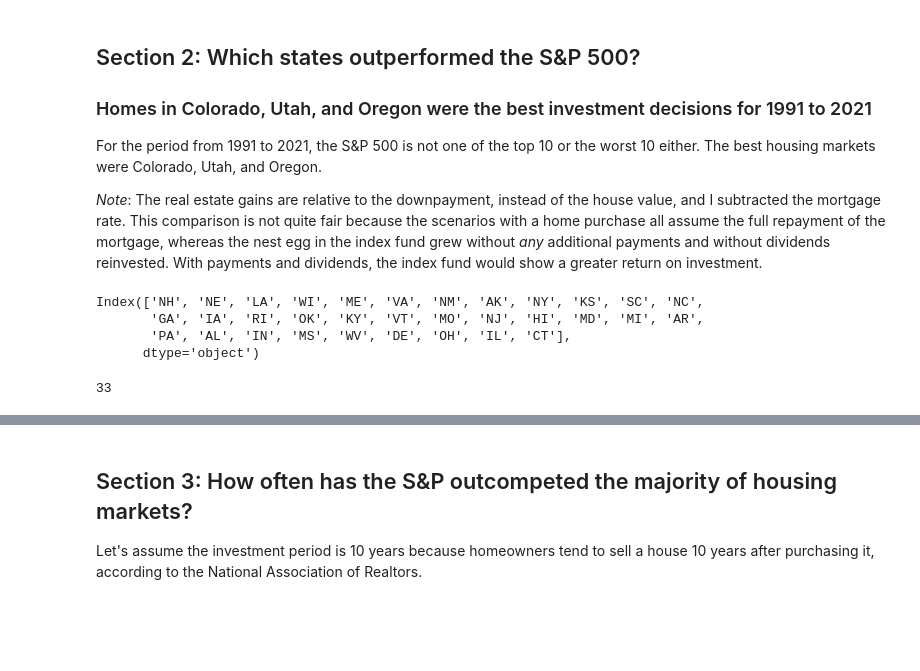
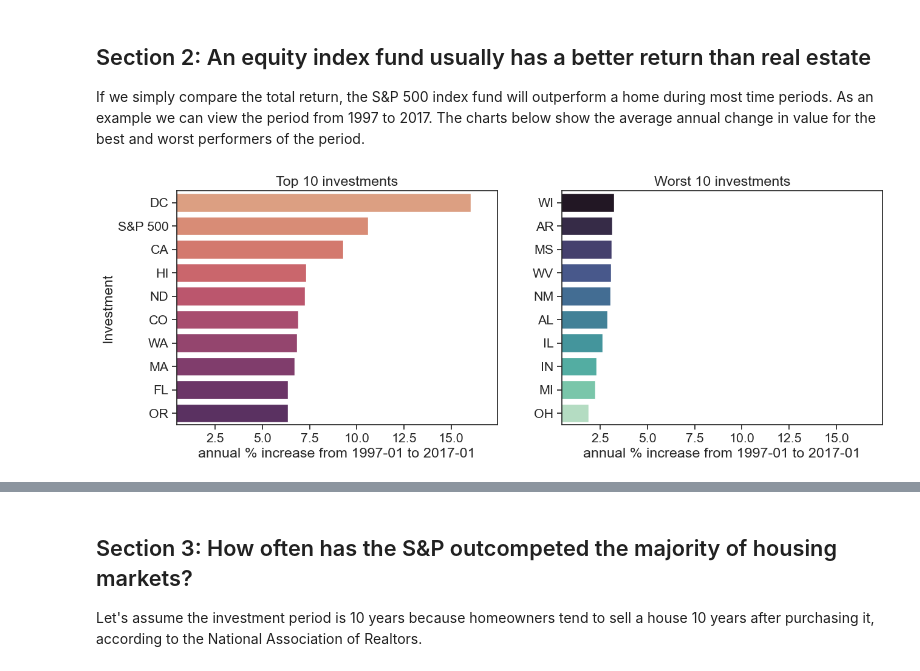
Before and after one commit to fxpena/RE_v_stocks, a Jupyter notebook: RE_v_stocks.ipynb, the cells around one changed output, grey strips where cells are left out. Drawn from its saved outputs; the diff is of its cells as text; code cells hidden in the pictures; blank space fills up the shorter version.

```diff
--- a/RE_v_stocks.ipynb
+++ b/RE_v_stocks.ipynb
@@ -113,18 +75,35 @@ plot_best_and_worst(example1,start_date,final_date,False)
 # %% [markdown]
-## Section 2: Which states outperformed the S&P 500?
-### Homes in Colorado, Utah, and Oregon were the best investment decisions for 1991 to 2021
-For the period from 1991 to 2021, the S&P 500 is not one of the top 10 or the worst 10 either. The best housing markets were Colorado, Utah, and Oregon.
-
-_Note_: The real estate gains are relative to the downpayment, instead of the house value, and I subtracted the mortgage rate. This comparison is not quite fair because the scenarios with a home purchase all assume the full repayment of the mortgage, whereas the nest egg in the index fund grew without _any_ additional payments and without dividends reinvested. With payments and dividends, the index fund would show a greater return on investment.
+## Section 2: An equity index fund usually has a better return than real estate
+If we simply compare the total return, the S&P 500 index fund will outperform a home during most time periods. As an example we can view the period from 1997 to 2017. The charts below show the average annual change in value for the best and worst performers of the period.
-# %%
-", ".join(example1.loc[example1<example1['S&P 500']].index)
-# %% [output]
-Index(['NH', 'NE', 'LA', 'WI', 'ME', 'VA', 'NM', 'AK', 'NY', 'KS', 'SC', 'NC',
-       'GA', 'IA', 'RI', 'OK', 'KY', 'VT', 'MO', 'NJ', 'HI', 'MD', 'MI', 'AR',
-       'PA', 'AL', 'IN', 'MS', 'WV', 'DE', 'OH', 'IL', 'CT'],
-      dtype='object')
-# %%
-sum(example1<example1['S&P 500'])
-# %% [output]
-33
+# %%
+#choose the last date that's available
+start_date = datetime(1997,1,1)
+final_date = start_date.replace(year=start_date.year+20)
+example1 = data_processing.total_return(df, start_date, final_date)
+
+#show these changes in a bar plot
+def plot_best_and_worst(for_plot, start_date, final_date):
+    fig, ax=plt.subplots(1,2,figsize=(15,5))
+    for_xaxis='annual % increase from '+start_date.strftime('%Y-%m')+' to '+final_date.strftime('%Y-%m')
+    delta = (for_plot.max()-for_plot.min())*0.1
+    xlim = (for_plot.min()-delta, for_plot.max()+delta)
+    # only show the top 10
+    sns.barplot(x=for_plot[:10], y=for_plot[:10].index, ax=ax[0], orient='h',
+                palette='flare', hue=for_plot[:10].index, legend=False)
+    ax[0].set_title('Top 10 investments')
+    ax[0].set_xlabel(for_xaxis)
+    ax[0].set_xlim(xlim)
+    ax[0].set_ylabel('Investment')
+    sns.barplot(x=for_plot[-10:], y=for_plot[-10:].index, ax=ax[1], orient='h',
+                palette='mako', hue=for_plot[-10:].index, legend=False)
+    ax[1].set_title('Worst 10 investments')
+    ax[1].set_xlabel(for_xaxis)
+    ax[1].set_xlim(xlim)
+    ax[1].set_ylabel('')
+    plt.show()
+
+
+plot_best_and_worst(example1, start_date, final_date)
+# %% [output]
+[figure, new version]
 # %% [markdown]
```
Also changed, not shown: parts of 19 cells of this notebook, 52 other files.
